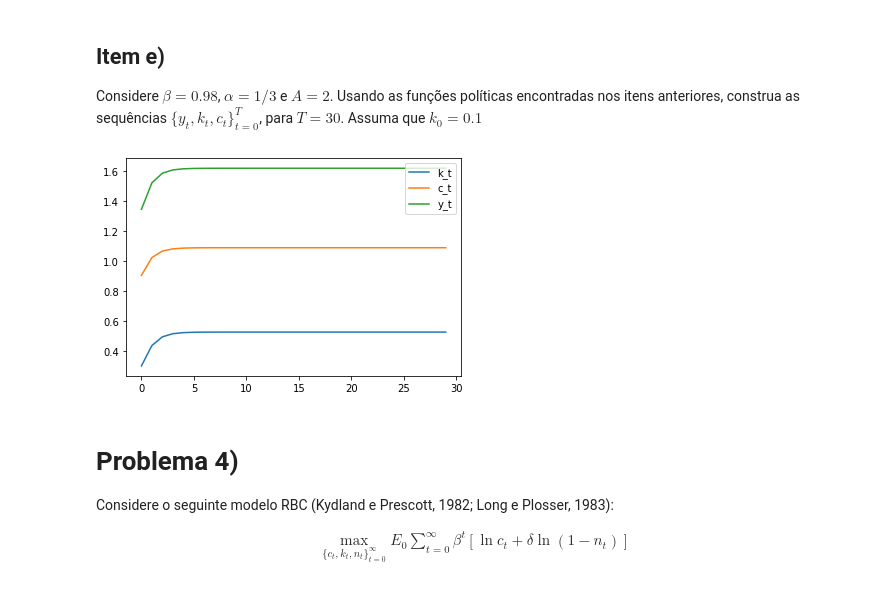
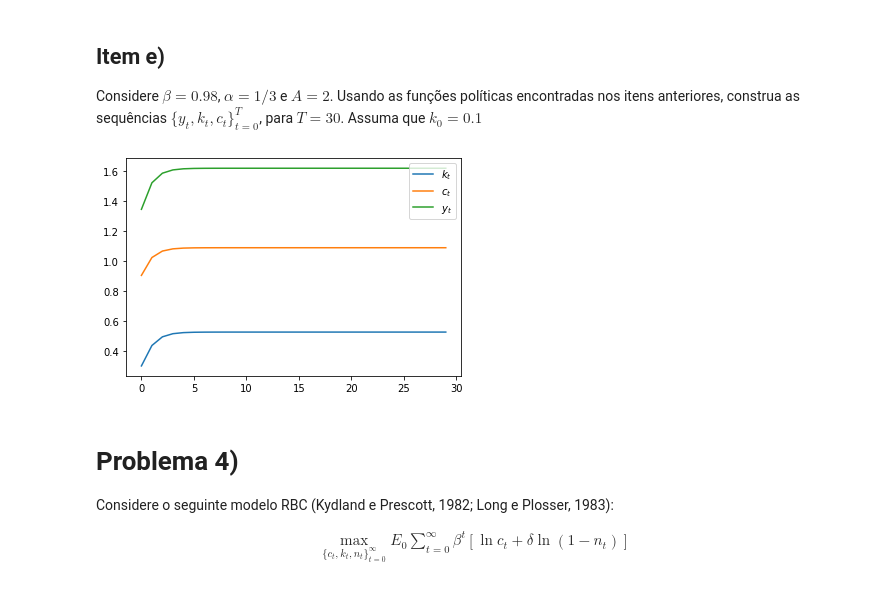
Before and after one commit to lucasestrela/dec_consumo_poupanca, a Jupyter notebook: Lista05_Programacao_Dinamica.ipynb, the cells around one changed output. Drawn from its saved outputs; the diff is of its cells as text; code cells hidden in the pictures.

```diff
--- a/Lista05_Programacao_Dinamica.ipynb
+++ b/Lista05_Programacao_Dinamica.ipynb
@@ -396,13 +396,13 @@ for i in range(1, T):
 
   y_seq[i] = A*k0**alpha
 # %%
-plt.plot(k_seq, label = 'k_t')
-plt.plot(c_seq, label = 'c_t')
-plt.plot(y_seq, label = 'y_t')
+plt.plot(k_seq, label = '$k_t$')
+plt.plot(c_seq, label = '$c_t$')
+plt.plot(y_seq, label = '$y_t$')
 plt.legend()
 plt.show()
 # %% [output]
-[figure, old version]
+[figure, new version]
 # %% [markdown]
 # Problema 4)
 
```
Also changed, not shown: parts of 2 cells of this notebook.
